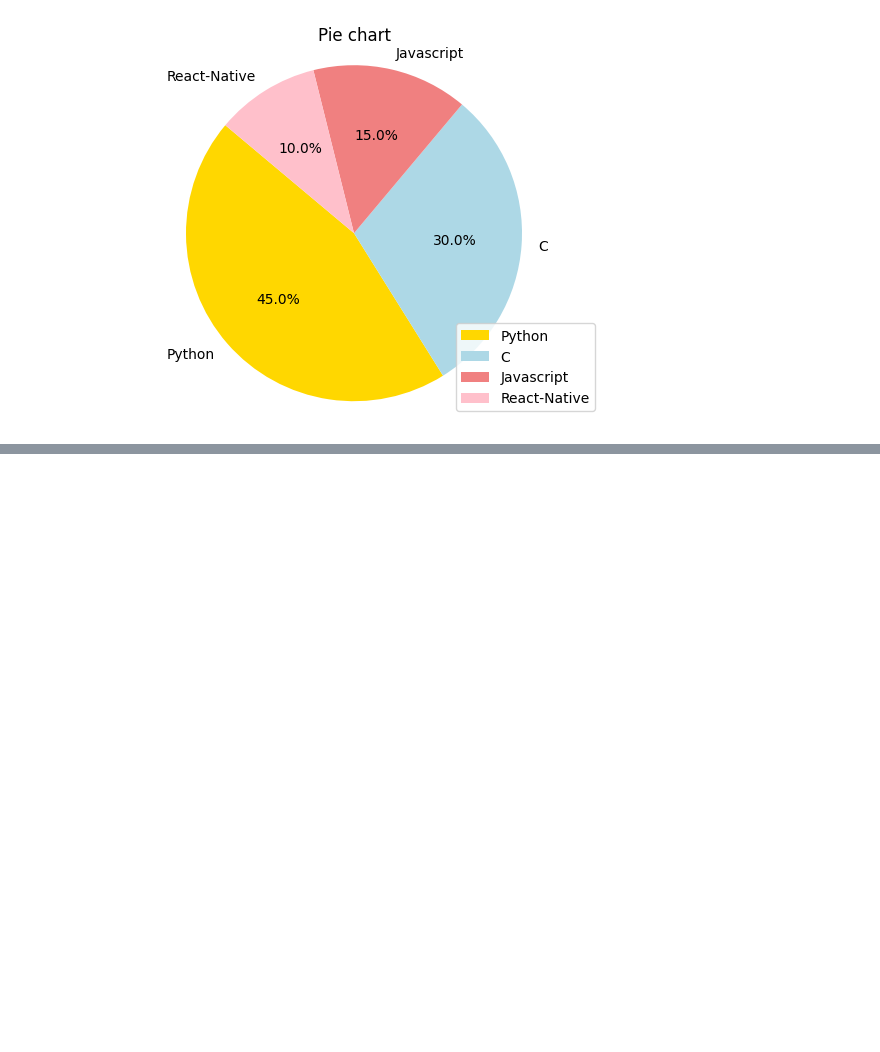
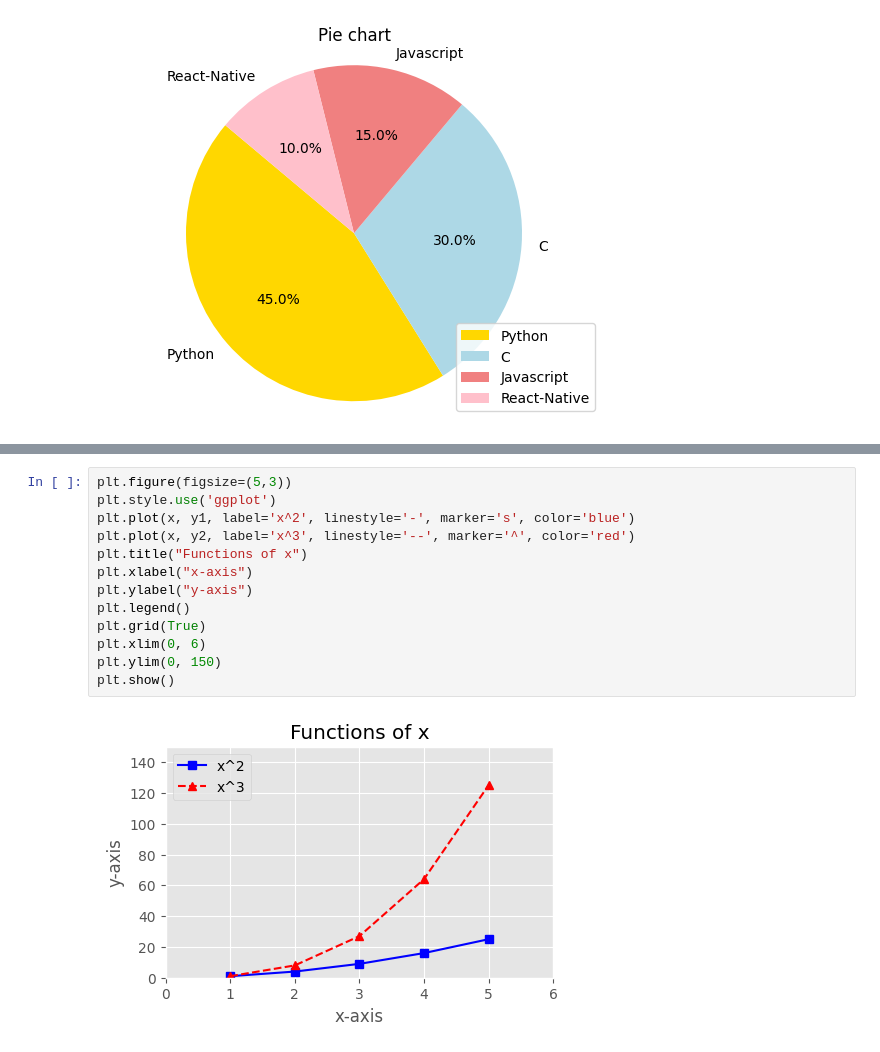
Before and after one commit to R123gh/Data-visualization-, a Jupyter notebook: 1_Datavisualization.ipynb, the cells around one changed output, grey strips where cells are left out. Saved outputs shown, nothing was run; the diff lists cells and outputs as text; blank space fills up the shorter version.

```diff
--- a/1_Datavisualization.ipynb
+++ b/1_Datavisualization.ipynb
@@ -94,0 +128,15 @@ plt.show()
+# %%
+plt.figure(figsize=(5,3))
+plt.style.use('ggplot')
+plt.plot(x, y1, label='x^2', linestyle='-', marker='s', color='blue')
+plt.plot(x, y2, label='x^3', linestyle='--', marker='^', color='red')
+plt.title("Functions of x")
+plt.xlabel("x-axis")
+plt.ylabel("y-axis")
+plt.legend()
+plt.grid(True)
+plt.xlim(0, 6)
+plt.ylim(0, 150)
+plt.show()
+# %% [output]
+[figure, added]
```
Also changed, not shown: parts of 6 cells of this notebook.
